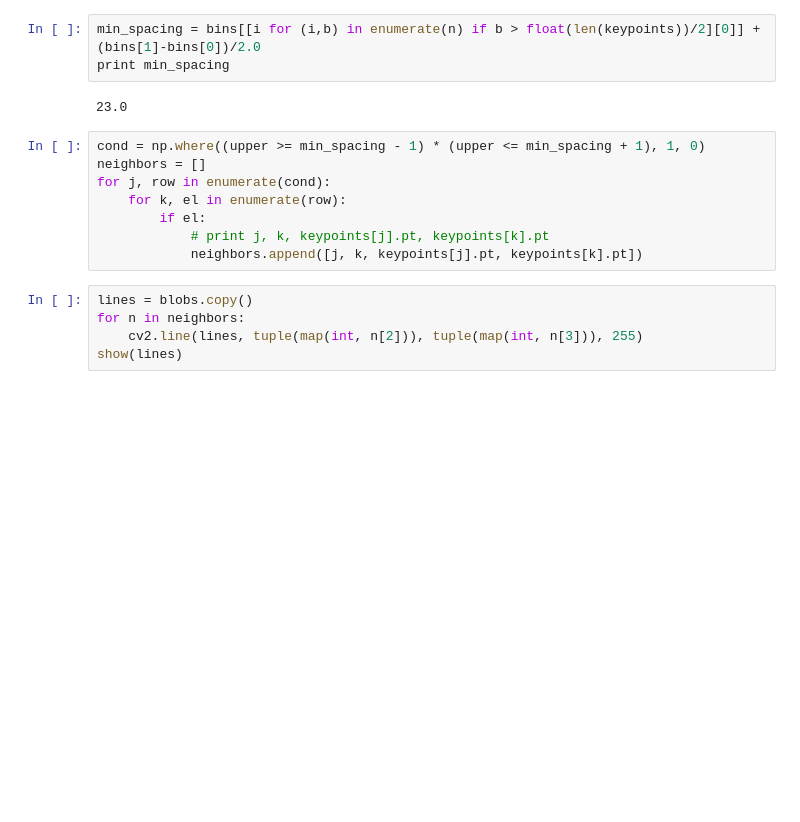
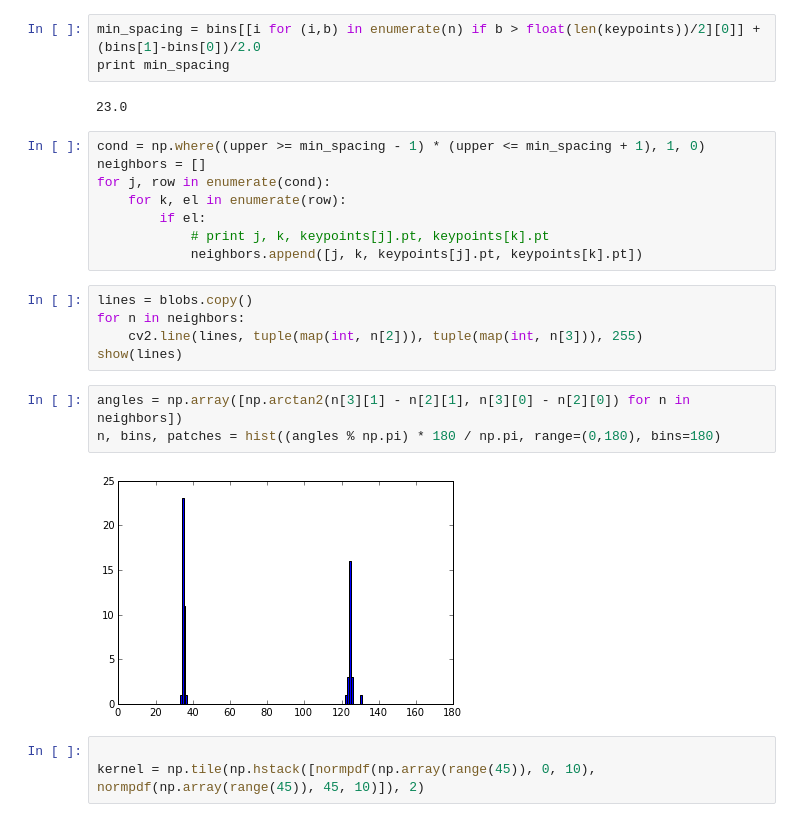
Before and after one commit to mprat/breadboard-to-pcb, a Jupyter notebook: cv_exploration.ipynb, the cells around one changed output. Saved outputs shown, nothing was run; the diff lists cells and outputs as text; blank space fills up the shorter version.

```diff
--- a/cv_exploration.ipynb
+++ b/cv_exploration.ipynb
@@ -52,3 +52,11 @@ lines = blobs.copy()
 for n in neighbors:
     cv2.line(lines, tuple(map(int, n[2])), tuple(map(int, n[3])), 255)
 show(lines)
+# %%
+angles = np.array([np.arctan2(n[3][1] - n[2][1], n[3][0] - n[2][0]) for n in neighbors])
+n, bins, patches = hist((angles % np.pi) * 180 / np.pi, range=(0,180), bins=180)
+# %% [output]
+[figure, added]
+# %%
+
+kernel = np.tile(np.hstack([normpdf(np.array(range(45)), 0, 10), normpdf(np.array(range(45)), 45, 10)]), 2)
```
Also changed, not shown: parts of 17 cells of this notebook.
